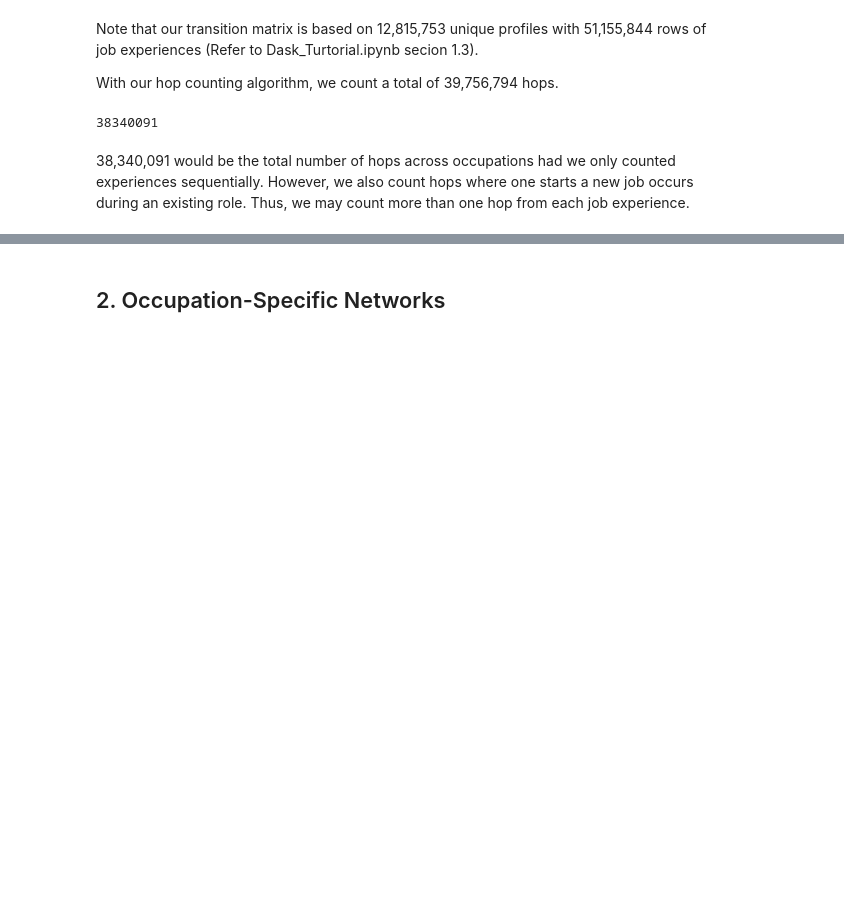
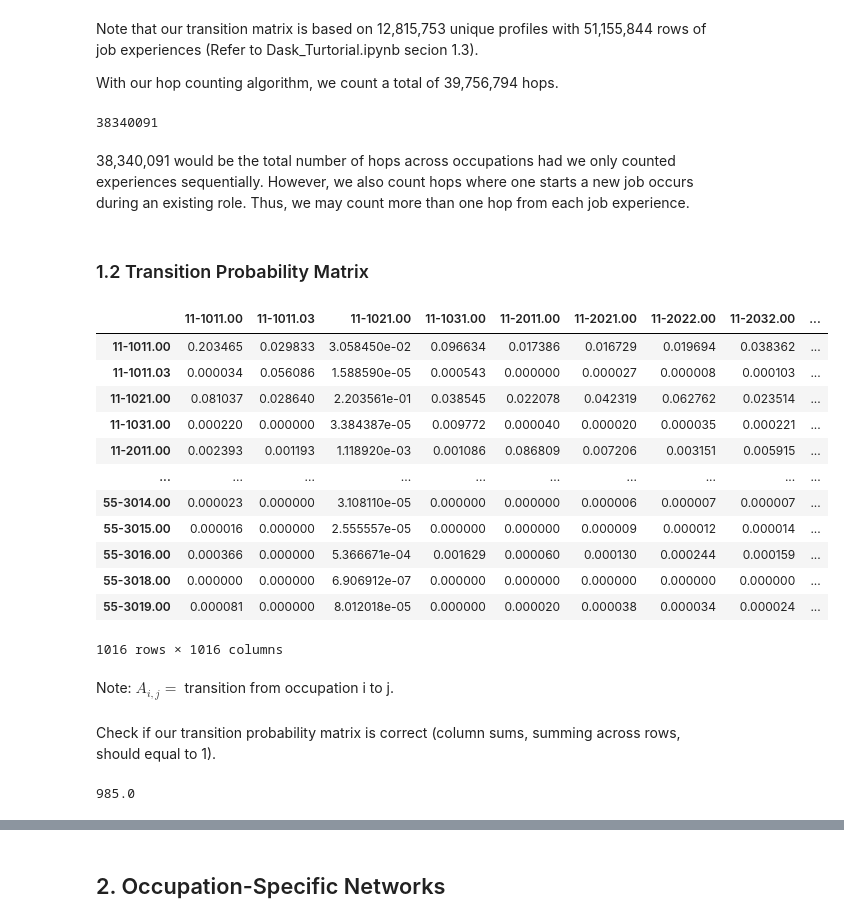
Before and after one commit to parkakn/DoD-AMPath, a Jupyter notebook: Network Construction.ipynb, the cells around one changed output, grey strips where cells are left out. Drawn from its saved outputs; the diff is of its cells as text; code cells hidden in the pictures; blank space fills up the shorter version.

```diff
--- a/Network Construction.ipynb
+++ b/Network Construction.ipynb
@@ -46,3 +47,27 @@ With our hop counting algorithm, we count a total of 39,756,794 hops.
 38340091
 # %% [markdown]
 38,340,091 would be the total number of hops across occupations had we only counted experiences sequentially. However, we also count hops where one starts a new job occurs during an existing role. Thus, we may count more than one hop from each job experience.
+# %% [markdown]
+### 1.2 Transition Probability Matrix
+# %%
+trans_prob = df.div(df.sum(axis = 0), axis=1).replace(np.nan, 0)
+# %%
+trans_prob
+# %% [output]
+|  | 11-1011.00 | 11-1011.03 | 11-1021.00 | 11-1031.00 | 11-2011.00 | 11-2021.00 | 11-2022.00 | 11-2032.00 | ... |
+| 11-1011.00 | 0.203465 | 0.029833 | 3.058450e-02 | 0.096634 | 0.017386 | 0.016729 | 0.019694 | 0.038362 | ... |
+| 11-1011.03 | 0.000034 | 0.056086 | 1.588590e-05 | 0.000543 | 0.000000 | 0.000027 | 0.000008 | 0.000103 | ... |
+| 11-1021.00 | 0.081037 | 0.028640 | 2.203561e-01 | 0.038545 | 0.022078 | 0.042319 | 0.062762 | 0.023514 | ... |
+| 11-1031.00 | 0.000220 | 0.000000 | 3.384387e-05 | 0.009772 | 0.000040 | 0.000020 | 0.000035 | 0.000221 | ... |
+| 11-2011.00 | 0.002393 | 0.001193 | 1.118920e-03 | 0.001086 | 0.086809 | 0.007206 | 0.003151 | 0.005915 | ... |
+| ... | ... | ... | ... | ... | ... | ... | ... | ... | ... |
+| 55-3014.00 | 0.000023 | 0.000000 | 3.108110e-05 | 0.000000 | 0.000000 | 0.000006 | 0.000007 | 0.000007 | ... |
+| 55-3015.00 | 0.000016 | 0.000000 | 2.555557e-05 | 0.000000 | 0.000000 | 0.000009 | 0.000012 | 0.000014 | ... |
+| 55-3016.00 | 0.000366 | 0.000000 | 5.366671e-04 | 0.001629 | 0.000060 | 0.000130 | 0.000244 | 0.000159 | ... |
+| 55-3018.00 | 0.000000 | 0.000000 | 6.906912e-07 | 0.000000 | 0.000000 | 0.000000 | 0.000000 | 0.000000 | ... |
+| 55-3019.00 | 0.000081 | 0.000000 | 8.012018e-05 | 0.000000 | 0.000020 | 0.000038 | 0.000034 | 0.000024 | ... |
+1016 rows × 1016 columns
+# %% [markdown]
+Note: $ A_{i,j} =$ transition from occupation i to j.
+# %% [markdown]
+Check if our transition probability matrix is correct (column sums, summing across rows, should equal to 1).
@@ -48,0 +76,4 @@ With our hop counting algorithm, we count a total of 39,756,794 hops.
+# %%
+column_sums.sum() # Number of occupations that have transitions to other occupations
+# %% [output]
+985.0
```
Also changed, not shown: parts of 56 cells of this notebook.
